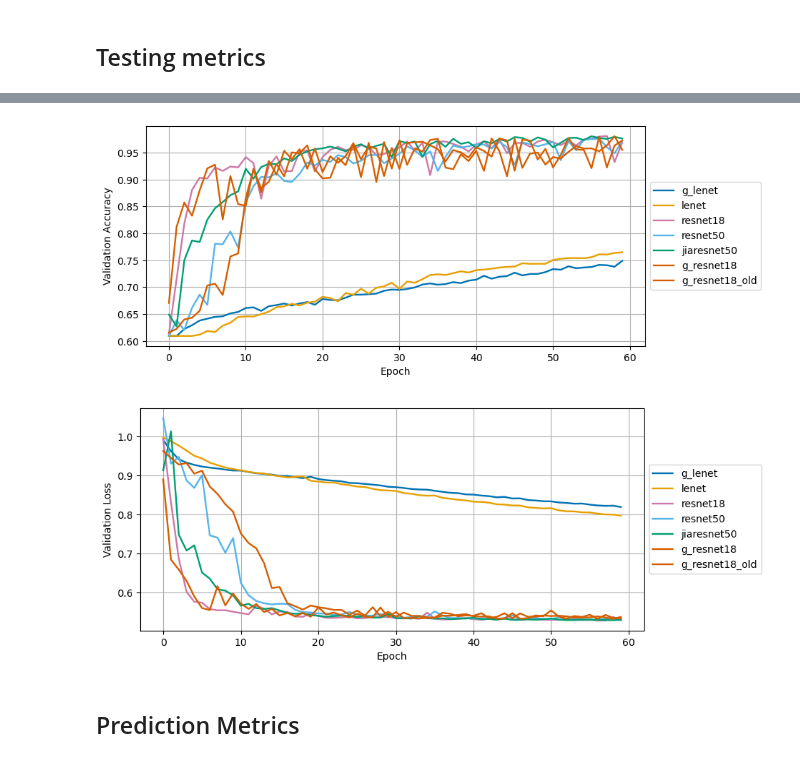
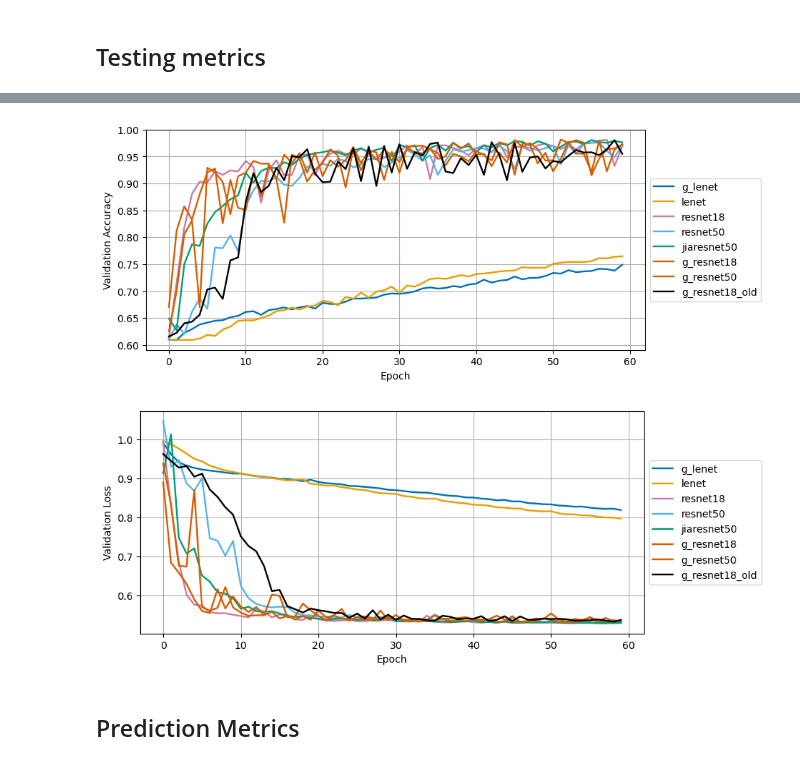
Before and after one commit to neil-power/mphys-galaxy, a Jupyter notebook: Code/model_metrics.ipynb, the cells around one changed output, grey strips where cells are left out. Saved outputs shown, nothing was run; the diff lists cells and outputs as text; code cells hidden in the pictures.

```diff
--- a/Code/model_metrics.ipynb
+++ b/Code/model_metrics.ipynb
@@ -9,12 +8,19 @@ from numpy.polynomial.polynomial import Polynomial
 # %%
 LOG_PATH = "lightning_logs"
 METRICS_PATH = "../Metrics"
-model_ids = ['g_lenet_cut_dataset_repeat',
+repeat_model_ids = ['g_lenet_cut_dataset_repeat',
              'lenet_cut_dataset_repeat',
              'resnet18_cut_dataset_repeat',
              'resnet50_cut_dataset_repeat',
              'jiaresnet50_cut_dataset_repeat',
              'g_resnet18_cut_dataset_repeat',
              'g_resnet50_cut_dataset_repeat',
-             'g_resnet18_old_cut_dataset_repeat',
-             'g_resnet18_cut_dataset_c_repeat']
+             'g_resnet18_old_cut_dataset_repeat']
+rotate_repeat_model_ids = ['g_lenet_cut_dataset_r_repeat',
+             'lenet_cut_dataset_r_repeat',
+             'resnet18_cut_dataset_r_repeat',
+             'resnet50_cut_dataset_r_repeat',
+             'jiaresnet50_cut_dataset_r_repeat']
+            #  'g_resnet18_cut_dataset_r_repeat',
+            #  'g_resnet50_cut_dataset_r_repeat',
+            #  'g_resnet18_old_cut_dataset_r_repeat']
@@ -78,7 +82,6 @@ Error with g_resnet18_cut_dataset_c_repeat, run 4
 # %%
 #          blue      orange     reddish purple  sky blue   bluish green  amber        vermillion
-colours = ["#0072B2","#E69F00","#CC79A7",       "#56B4E9",  "#009E73",   "#F5C710",  "#D55E00"  ]
-colours = ["#0072B2","#E69F00","#CC79A7",       "#56B4E9",  "#009E73",  "#D55E00","#D55E00"  ]
+colours = ["#0072B2","#E69F00","#CC79A7",       "#56B4E9",  "#009E73",  "#D55E00","#D55E00",'black'  ]
 
 def plot_combined_metrics(model_ids,metric,metric_label):
     fig = plt.figure(figsize=(9,4))
@@ -96,12 +99,12 @@ def plot_combined_metrics(model_ids,metric,metric_label):
     ax1.grid()
     plt.show()
 # %%
-plot_combined_metrics(model_ids,'val_acc','Validation Accuracy')
+plot_combined_metrics(repeat_model_ids,'val_acc','Validation Accuracy')
 # %% [output]
-[figure, old version]
+[figure, new version]
 # %%
-plot_combined_metrics(model_ids,'val_loss','Validation Loss')
+plot_combined_metrics(repeat_model_ids,'val_loss','Validation Loss')
 # %% [output]
-[figure, old version]
+[figure, new version]
 # %% [markdown]
 ## Prediction Metrics
```
Also changed, not shown: parts of 9 cells of this notebook, 1 other file.
